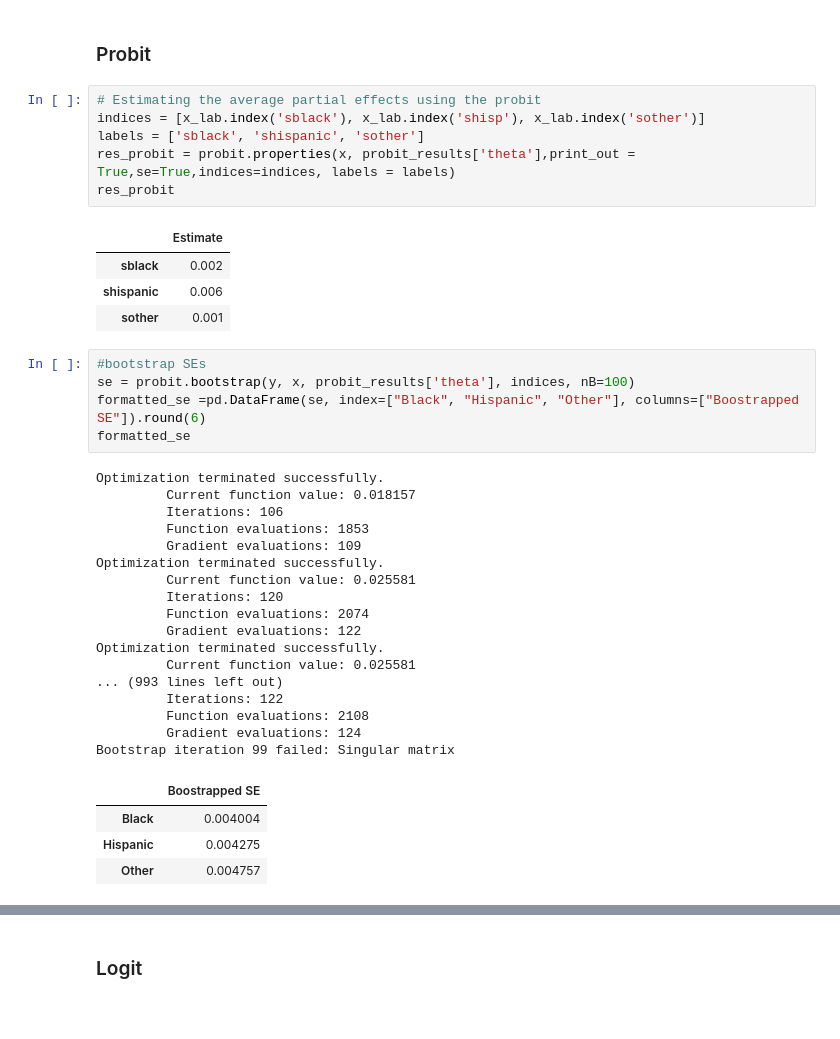
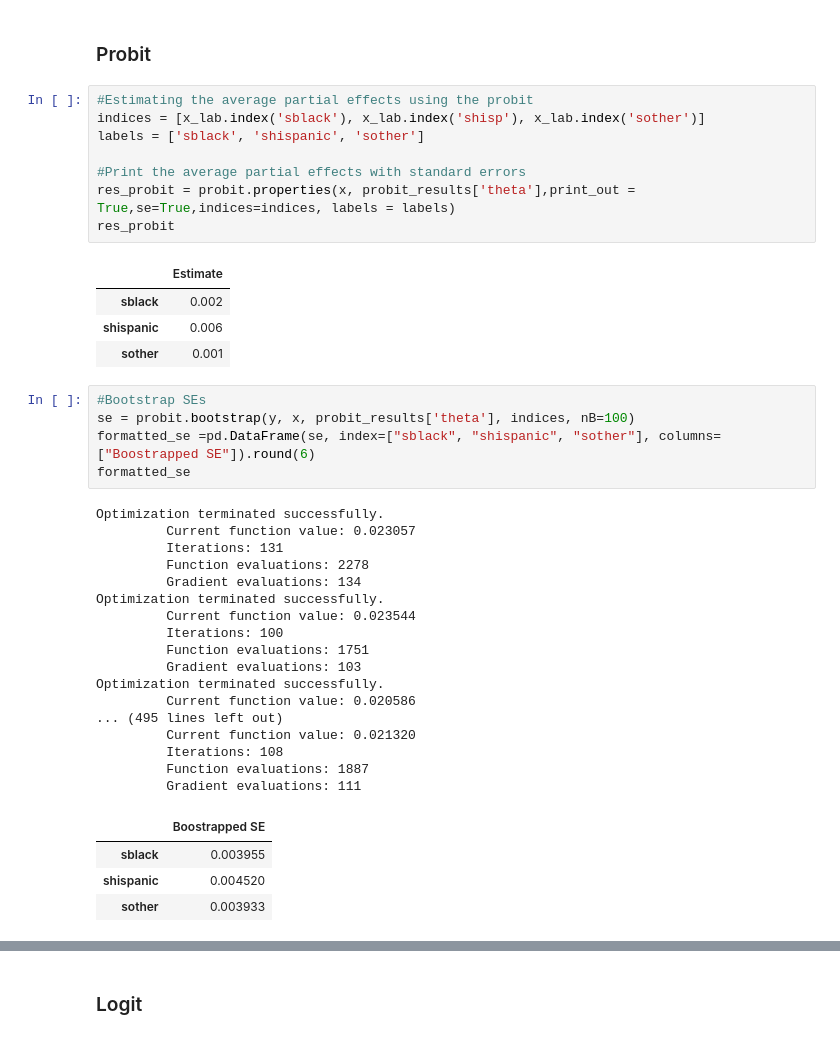
Before and after one commit to anl1313/AME_2025, a Jupyter notebook: Assignments/Project 3/Project 3 kode livia.ipynb, the cells around one changed output, grey strips where cells are left out. Saved outputs shown, nothing was run; the diff lists cells and outputs as text.

```diff
--- a/Assignments/Project 3/Project 3 kode livia.ipynb
+++ b/Assignments/Project 3/Project 3 kode livia.ipynb
@@ -339,9 +335,11 @@ Result: Reject the null hypothesis of correct model specification at the 5% sign
 # %% [markdown]
 ### Probit
 # %%
-# Estimating the average partial effects using the probit
+#Estimating the average partial effects using the probit
 indices = [x_lab.index('sblack'), x_lab.index('shisp'), x_lab.index('sother')]
 labels = ['sblack', 'shispanic', 'sother']
+
+#Print the average partial effects with standard errors
 res_probit = probit.properties(x, probit_results['theta'],print_out = True,se=True,indices=indices, labels = labels)
 res_probit
 # %% [output]
@@ -350,29 +348,29 @@ res_probit
 | shispanic | 0.006 |
 | sother | 0.001 |
 # %%
-#bootstrap SEs
+#Bootstrap SEs
 se = probit.bootstrap(y, x, probit_results['theta'], indices, nB=100)
-formatted_se =pd.DataFrame(se, index=["Black", "Hispanic", "Other"], columns=["Boostrapped SE"]).round(6)
+formatted_se =pd.DataFrame(se, index=["sblack", "shispanic", "sother"], columns=["Boostrapped SE"]).round(6)
 formatted_se
 # %% [output]
 Optimization terminated successfully.
-         Current function value: 0.018157
-         Iterations: 106
-         Function evaluations: 1853
-         Gradient evaluations: 109
+         Current function value: 0.023057
+         Iterations: 131
+         Function evaluations: 2278
+         Gradient evaluations: 134
 Optimization terminated successfully.
-         Current function value: 0.025581
-         Iterations: 120
-         Function evaluations: 2074
-         Gradient evaluations: 122
+         Current function value: 0.023544
+         Iterations: 100
+         Function evaluations: 1751
+         Gradient evaluations: 103
 Optimization terminated successfully.
-         Current function value: 0.025581
-... (993 lines left out)
-         Iterations: 122
-         Function evaluations: 2108
-         Gradient evaluations: 124
-Bootstrap iteration 99 failed: Singular matrix
+         Current function value: 0.020586
+... (495 lines left out)
+         Current function value: 0.021320
+         Iterations: 108
+         Function evaluations: 1887
+         Gradient evaluations: 111
 |  | Boostrapped SE |
-| Black | 0.004004 |
-| Hispanic | 0.004275 |
-| Other | 0.004757 |
+| sblack | 0.003955 |
+| shispanic | 0.004520 |
+| sother | 0.003933 |
```
Also changed, not shown: parts of 37 cells of this notebook, 6 other files.
